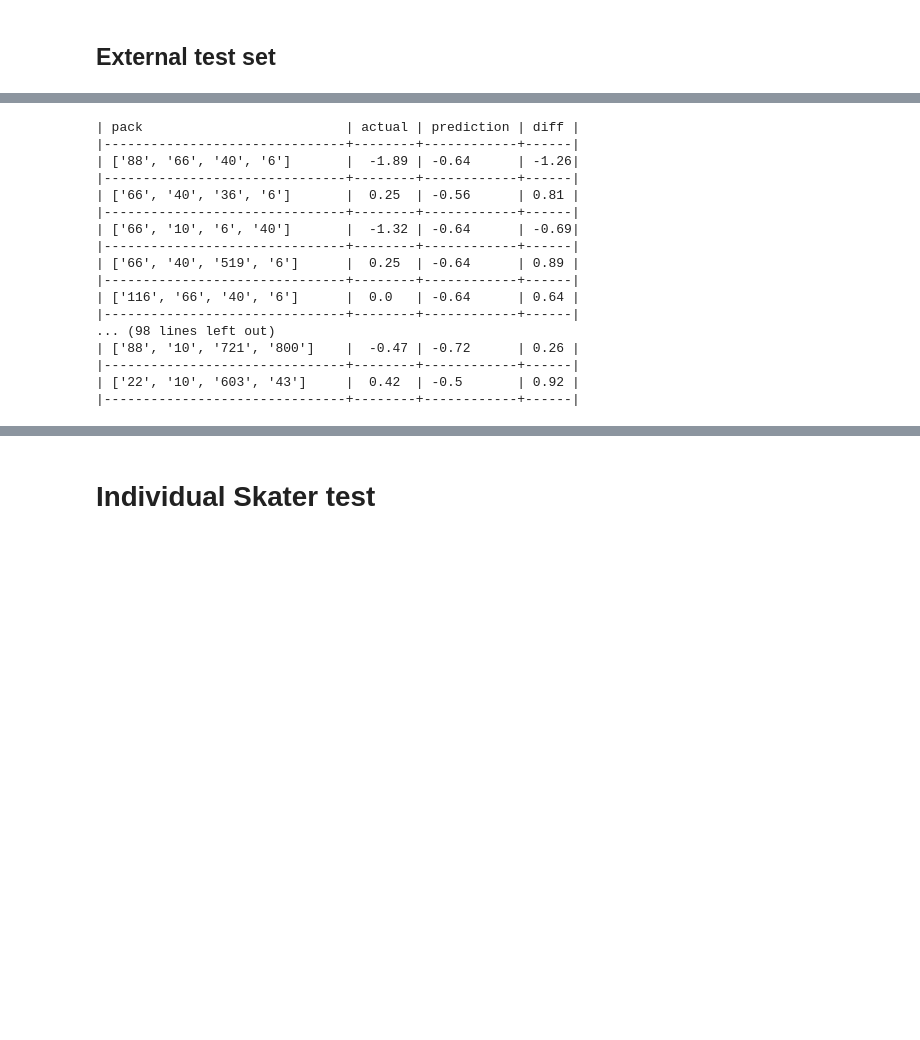
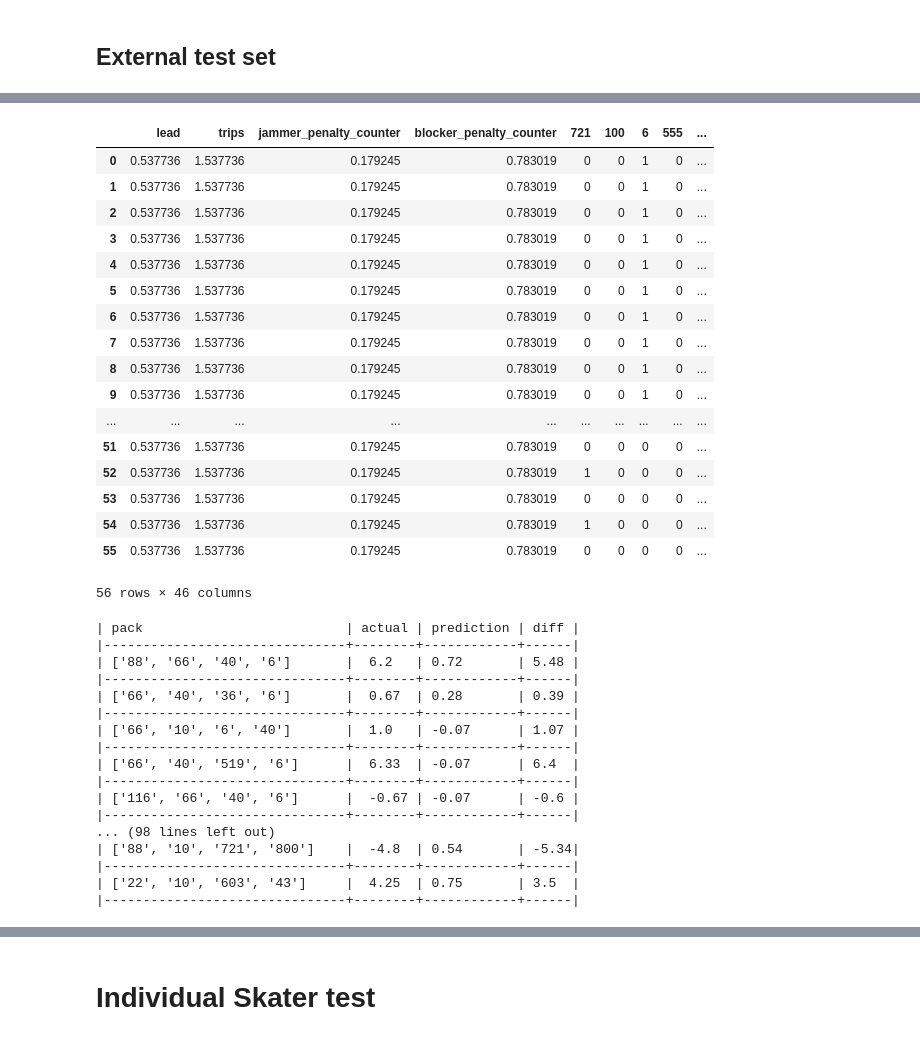
Before and after one commit to Trfitzy/roller_derby_stats, a Jupyter notebook: Regression_Model.ipynb, the cells around one changed output, grey strips where cells are left out. Cells and saved outputs as stored; diff of their text form; code cells hidden in the pictures; blank space fills up the shorter version.

Commit message:
Add python files and updated regression model
Made 2 changes:
1. default values for testing are set to average of training values.
2. Removed jam diff normalization

```diff
--- a/Regression_Model.ipynb
+++ b/Regression_Model.ipynb
@@ -101,7 +101,8 @@ def build_encoded_matrix(df, cols, skaters):
 # %%
 # Create feature df
 # Jam Embeddings: | x jam_id | x point_diff | x lead | x trips | x jammer_penalty_counter | x blocker_penalty_counter | skater1_as_jammer |...| skatern_as_jammer | skater1_as_blocker |...| skatern_as_blocker |
-X_col = []
+X_feature_col = []
+X_skater_col = []
 df_features = pd.DataFrame()
 
 # Make Jam_id
@@ -114,7 +115,8 @@ df_features['OP'] = df['OP']
 df_features['point_diff'] = df['Jam Total'] - df['OP_Jam Total']
 df_features['lead'] = df['LEAD'].replace({np.nan: False, "X": True}).infer_objects(copy=False)
 df_features['trips'] = df['Trips']
-X_col += ['lead', 'trips']
+
+X_feature_col += ['lead', 'trips']
 
 # Make jammer_penalty_counter
 for col in ['Jammer_Box_1', 'Jammer_Box_2', 'Jammer_Box_3']:
@@ -129,7 +131,8 @@ for col in ['Pivot_Box_1','Pivot_Box_2','Pivot_Box_3',
 
     df[col] = df[col].replace({np.nan: 0, '+': 1, '-': 1, '$': 1, 'S': 1, '3':0}).infer_objects(copy=False)
     df_features['blocker_penalty_counter'] += df[col]
-X_col += ['jammer_penalty_counter', 'blocker_penalty_counter']
+
+X_feature_col += ['jammer_penalty_counter', 'blocker_penalty_counter']
 
 # jammer & blocker one hot encoding
 blocker_cols = ['Pivot','Blocker_1', 'Blocker_2', 'Blocker_3']
@@ -137,7 +140,7 @@ df_encoded = build_encoded_matrix(
     df[blocker_cols], blocker_cols,
     pd.concat([df['Pivot'],df['Blocker_1'],df['Blocker_2'],df['Blocker_3']]).unique()
 )
-X_col += [col for col in df_encoded.columns]
+X_skater_col += [col for col in df_encoded.columns]
 df_features = pd.concat([df_features, df_encoded], axis=1)
 
 df_encoded = build_encoded_matrix(
@@ -148,7 +151,9 @@ df_encoded = build_encoded_matrix(
 for jammer in df['Jammer'].unique():
     df_features[str(jammer)+"_jammer"] = False
     df_features[str(jammer)+"_jammer"] = df_features[str(jammer)+"_jammer"] | df_encoded[jammer]
-    X_col.append(str(jammer)+"_jammer")
+    X_skater_col.append(str(jammer)+"_jammer")
+
+X_col = X_feature_col + X_skater_col
 # %%
 opponents = df['OP'].unique()
 
@@ -169,7 +174,8 @@ ridge_model = Ridge(alpha=alpha)
 # %%
 train_set = df_features.sample(frac=0.8, random_state=42)
 X = train_set[X_col]
-y = train_set['norm_point_diff']
+#y = train_set['norm_point_diff']
+y = train_set['point_diff']
 
 # Dropping all those indexes from the dataframe that exists in the train_set
 test_set = df_features.drop(train_set.index)
@@ -276,6 +265,8 @@ ridge_model.predict(df_test)[0]
 np.float64(-4.6801483238309896)
 # %%
 df_test = pd.DataFrame([[0]*len(X_col)], columns=X_col)
+for col in X_feature_col:
+    df_test[col] = X[col].mean()
 for col in ['517_jammer', '711', '222', '83', '13']:
     df_test[col] = True
 ridge_model.predict(df_test)[0]
@@ -325,12 +334,42 @@ for pack in test_packs:
     for skater in pack:
         df_test.loc[[i],[skater]] = 1
 
+for col in X_feature_col:
+    df_test[col] = X[col].mean()
+
 y_pred = ridge_model.predict(df_test[X_col])
+# %%
+df_test
+# %% [output]
+|  | lead | trips | jammer_penalty_counter | blocker_penalty_counter | 721 | 100 | 6 | 555 | ... |
+| 0 | 0.537736 | 1.537736 | 0.179245 | 0.783019 | 0 | 0 | 1 | 0 | ... |
+| 1 | 0.537736 | 1.537736 | 0.179245 | 0.783019 | 0 | 0 | 1 | 0 | ... |
+| 2 | 0.537736 | 1.537736 | 0.179245 | 0.783019 | 0 | 0 | 1 | 0 | ... |
+| 3 | 0.537736 | 1.537736 | 0.179245 | 0.783019 | 0 | 0 | 1 | 0 | ... |
+| 4 | 0.537736 | 1.537736 | 0.179245 | 0.783019 | 0 | 0 | 1 | 0 | ... |
+| 5 | 0.537736 | 1.537736 | 0.179245 | 0.783019 | 0 | 0 | 1 | 0 | ... |
+| 6 | 0.537736 | 1.537736 | 0.179245 | 0.783019 | 0 | 0 | 1 | 0 | ... |
+| 7 | 0.537736 | 1.537736 | 0.179245 | 0.783019 | 0 | 0 | 1 | 0 | ... |
+| 8 | 0.537736 | 1.537736 | 0.179245 | 0.783019 | 0 | 0 | 1 | 0 | ... |
+| 9 | 0.537736 | 1.537736 | 0.179245 | 0.783019 | 0 | 0 | 1 | 0 | ... |
+| ... | ... | ... | ... | ... | ... | ... | ... | ... | ... |
+| 51 | 0.537736 | 1.537736 | 0.179245 | 0.783019 | 0 | 0 | 0 | 0 | ... |
+| 52 | 0.537736 | 1.537736 | 0.179245 | 0.783019 | 1 | 0 | 0 | 0 | ... |
+| 53 | 0.537736 | 1.537736 | 0.179245 | 0.783019 | 0 | 0 | 0 | 0 | ... |
+| 54 | 0.537736 | 1.537736 | 0.179245 | 0.783019 | 1 | 0 | 0 | 0 | ... |
+| 55 | 0.537736 | 1.537736 | 0.179245 | 0.783019 | 0 | 0 | 0 | 0 | ... |
+56 rows × 46 columns
 # %%
+TP = 0
+FP = 0
 i = 0
 print("| pack                          | actual | prediction | diff |")
 print("|-------------------------------+--------+------------+------|")
 for pred in y_pred:
+    if abs(y_act[i] - pred) > 3:
+        FP += 1
+    else:
+        TP += 1
     a = str(test_packs[i])
     a_spc = " "*(30 - len(a))
     b = str(round(y_act[i],2))
@@ -346,18 +385,18 @@ for pred in y_pred:
 # %% [output]
 | pack                          | actual | prediction | diff |
 |-------------------------------+--------+------------+------|
-| ['88', '66', '40', '6']       |  -1.89 | -0.64      | -1.26|
+| ['88', '66', '40', '6']       |  6.2   | 0.72       | 5.48 |
 |-------------------------------+--------+------------+------|
-| ['66', '40', '36', '6']       |  0.25  | -0.56      | 0.81 |
+| ['66', '40', '36', '6']       |  0.67  | 0.28       | 0.39 |
 |-------------------------------+--------+------------+------|
-| ['66', '10', '6', '40']       |  -1.32 | -0.64      | -0.69|
+| ['66', '10', '6', '40']       |  1.0   | -0.07      | 1.07 |
 |-------------------------------+--------+------------+------|
-| ['66', '40', '519', '6']      |  0.25  | -0.64      | 0.89 |
+| ['66', '40', '519', '6']      |  6.33  | -0.07      | 6.4  |
 |-------------------------------+--------+------------+------|
-| ['116', '66', '40', '6']      |  0.0   | -0.64      | 0.64 |
+| ['116', '66', '40', '6']      |  -0.67 | -0.07      | -0.6 |
 |-------------------------------+--------+------------+------|
 ... (98 lines left out)
-| ['88', '10', '721', '800']    |  -0.47 | -0.72      | 0.26 |
+| ['88', '10', '721', '800']    |  -4.8  | 0.54       | -5.34|
 |-------------------------------+--------+------------+------|
-| ['22', '10', '603', '43']     |  0.42  | -0.5       | 0.92 |
+| ['22', '10', '603', '43']     |  4.25  | 0.75       | 3.5  |
 |-------------------------------+--------+------------+------|
```
Also changed, not shown: parts of 10 cells of this notebook, 3 other files.
